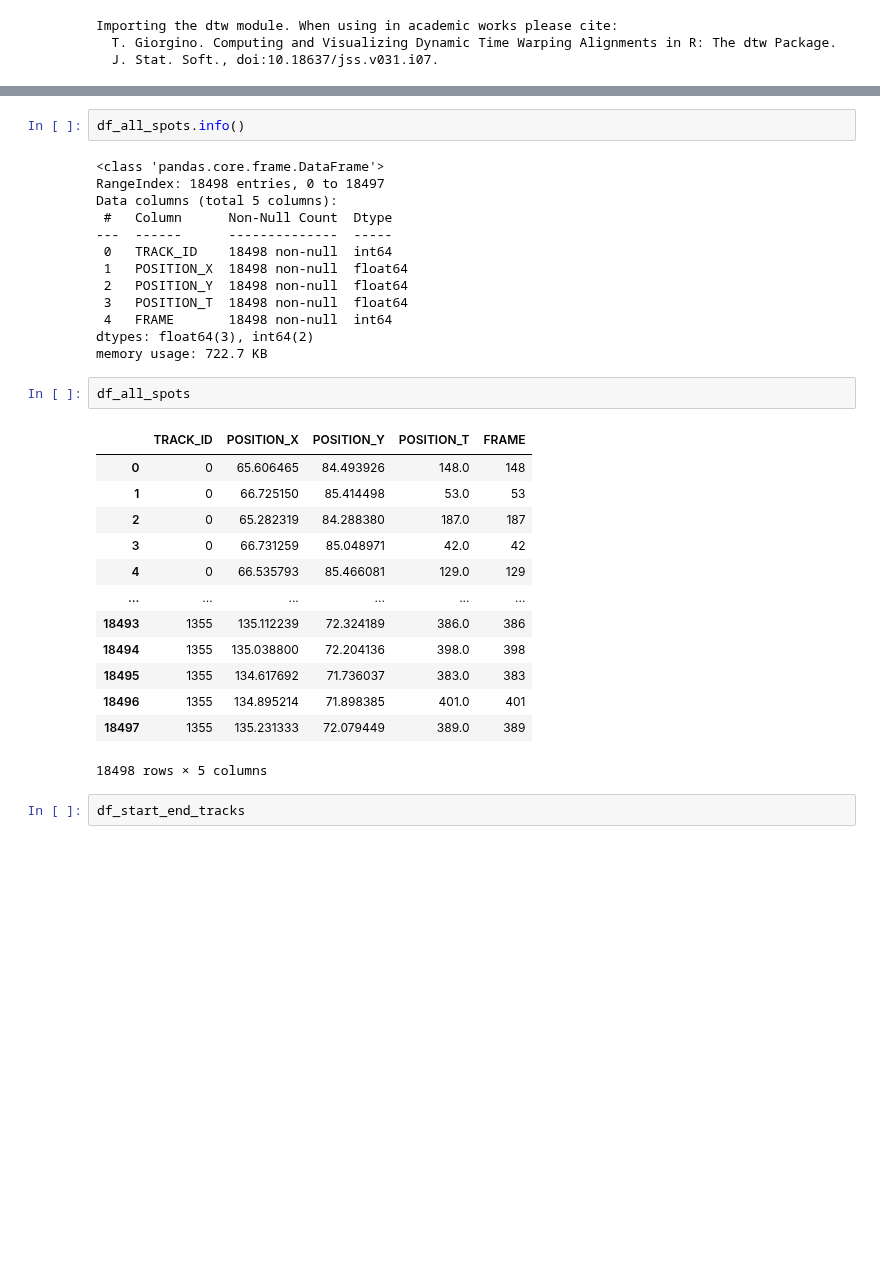
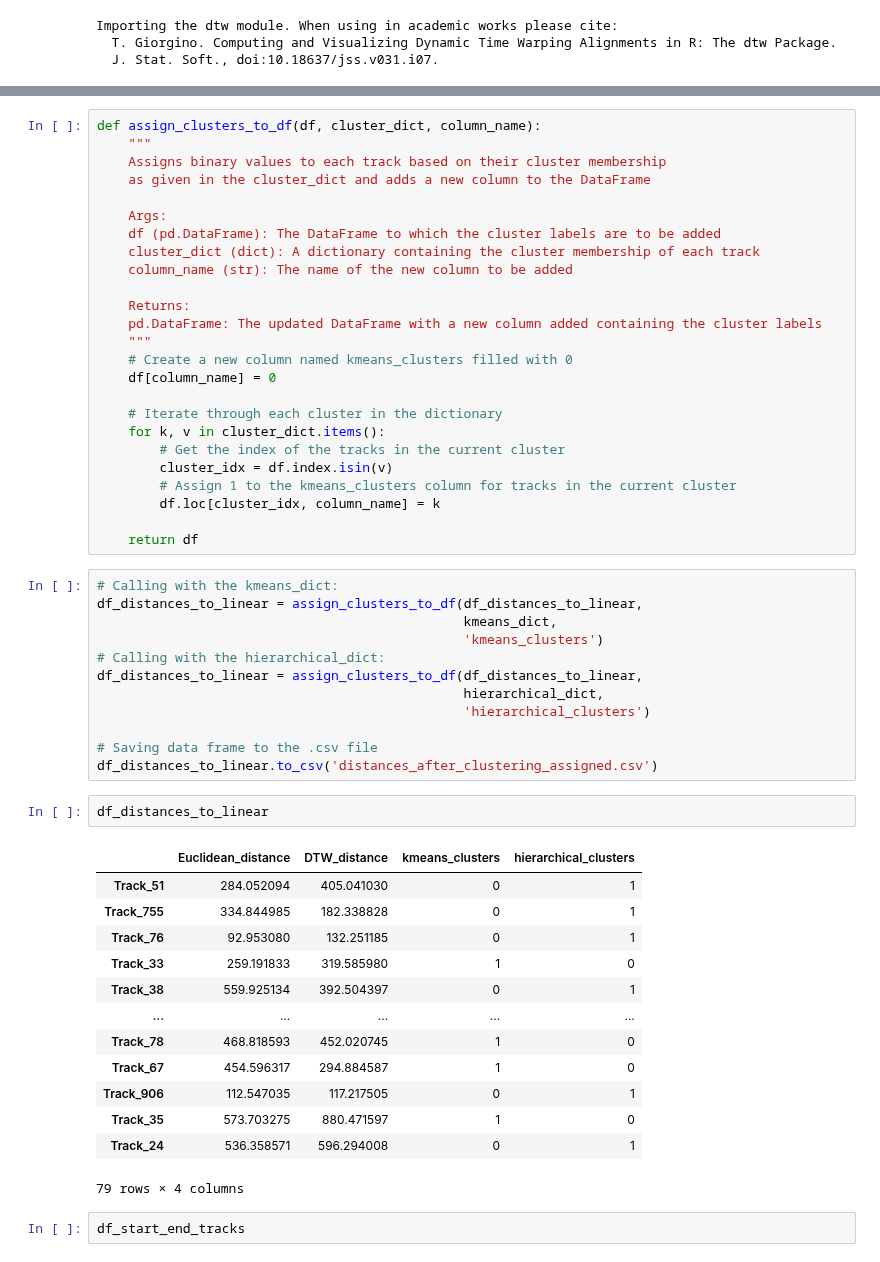
Before and after one commit to GentlemanFrog/Trajectory_clustering, a Jupyter notebook: Trajectory_analysis_2_0.ipynb, the cells around one changed output, grey strips where cells are left out. Saved outputs shown, nothing was run; the diff lists cells and outputs as text; blank space fills up the shorter version.

Commit message:
Added function to assign th clusters

```diff
--- a/Trajectory_analysis_2_0.ipynb
+++ b/Trajectory_analysis_2_0.ipynb
@@ -833,34 +797,56 @@ dtw_dict
 # %%
-df_all_spots.info()
+def assign_clusters_to_df(df, cluster_dict, column_name):
+    """
+    Assigns binary values to each track based on their cluster membership
+    as given in the cluster_dict and adds a new column to the DataFrame
+
+    Args:
+    df (pd.DataFrame): The DataFrame to which the cluster labels are to be added
+    cluster_dict (dict): A dictionary containing the cluster membership of each track
+    column_name (str): The name of the new column to be added
+
+    Returns:
+    pd.DataFrame: The updated DataFrame with a new column added containing the cluster labels
+    """
+    # Create a new column named kmeans_clusters filled with 0
+    df[column_name] = 0
+
+    # Iterate through each cluster in the dictionary
+    for k, v in cluster_dict.items():
+        # Get the index of the tracks in the current cluster
+        cluster_idx = df.index.isin(v)
+        # Assign 1 to the kmeans_clusters column for tracks in the current cluster
+        df.loc[cluster_idx, column_name] = k
+
+    return df
-# %% [output]
-<class 'pandas.core.frame.DataFrame'>
-RangeIndex: 18498 entries, 0 to 18497
-Data columns (total 5 columns):
- #   Column      Non-Null Count  Dtype
----  ------      --------------  -----
- 0   TRACK_ID    18498 non-null  int64
- 1   POSITION_X  18498 non-null  float64
- 2   POSITION_Y  18498 non-null  float64
- 3   POSITION_T  18498 non-null  float64
- 4   FRAME       18498 non-null  int64
-dtypes: float64(3), int64(2)
-memory usage: 722.7 KB
+# %%
+# Calling with the kmeans_dict:
+df_distances_to_linear = assign_clusters_to_df(df_distances_to_linear,
+                                               kmeans_dict,
+                                               'kmeans_clusters')
+# Calling with the hierarchical_dict:
+df_distances_to_linear = assign_clusters_to_df(df_distances_to_linear,
+                                               hierarchical_dict,
+                                               'hierarchical_clusters')
+
+# Saving data frame to the .csv file
+df_distances_to_linear.to_csv('distances_after_clustering_assigned.csv')
 # %%
-df_all_spots
+df_distances_to_linear
 # %% [output]
-|  | TRACK_ID | POSITION_X | POSITION_Y | POSITION_T | FRAME |
-| 0 | 0 | 65.606465 | 84.493926 | 148.0 | 148 |
-| 1 | 0 | 66.725150 | 85.414498 | 53.0 | 53 |
-| 2 | 0 | 65.282319 | 84.288380 | 187.0 | 187 |
-| 3 | 0 | 66.731259 | 85.048971 | 42.0 | 42 |
-| 4 | 0 | 66.535793 | 85.466081 | 129.0 | 129 |
-| ... | ... | ... | ... | ... | ... |
-| 18493 | 1355 | 135.112239 | 72.324189 | 386.0 | 386 |
-| 18494 | 1355 | 135.038800 | 72.204136 | 398.0 | 398 |
-| 18495 | 1355 | 134.617692 | 71.736037 | 383.0 | 383 |
-| 18496 | 1355 | 134.895214 | 71.898385 | 401.0 | 401 |
-| 18497 | 1355 | 135.231333 | 72.079449 | 389.0 | 389 |
+|  | Euclidean_distance | DTW_distance | kmeans_clusters | hierarchical_clusters |
+| Track_51 | 284.052094 | 405.041030 | 0 | 1 |
+| Track_755 | 334.844985 | 182.338828 | 0 | 1 |
+| Track_76 | 92.953080 | 132.251185 | 0 | 1 |
+| Track_33 | 259.191833 | 319.585980 | 1 | 0 |
+| Track_38 | 559.925134 | 392.504397 | 0 | 1 |
+| ... | ... | ... | ... | ... |
+| Track_78 | 468.818593 | 452.020745 | 1 | 0 |
+| Track_67 | 454.596317 | 294.884587 | 1 | 0 |
+| Track_906 | 112.547035 | 117.217505 | 0 | 1 |
+| Track_35 | 573.703275 | 880.471597 | 1 | 0 |
+| Track_24 | 536.358571 | 596.294008 | 0 | 1 |
-18498 rows × 5 columns
+79 rows × 4 columns
 # %%
 df_start_end_tracks
 # %% [output]
```
Also changed, not shown: parts of 9 cells of this notebook, 2 other files.
